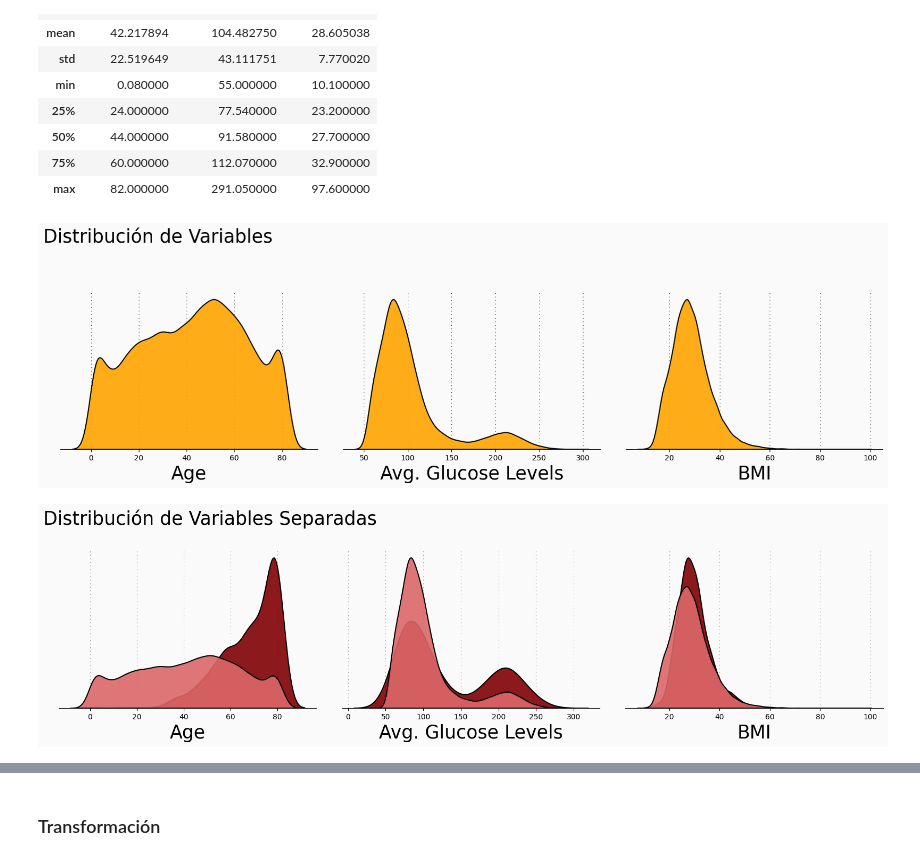
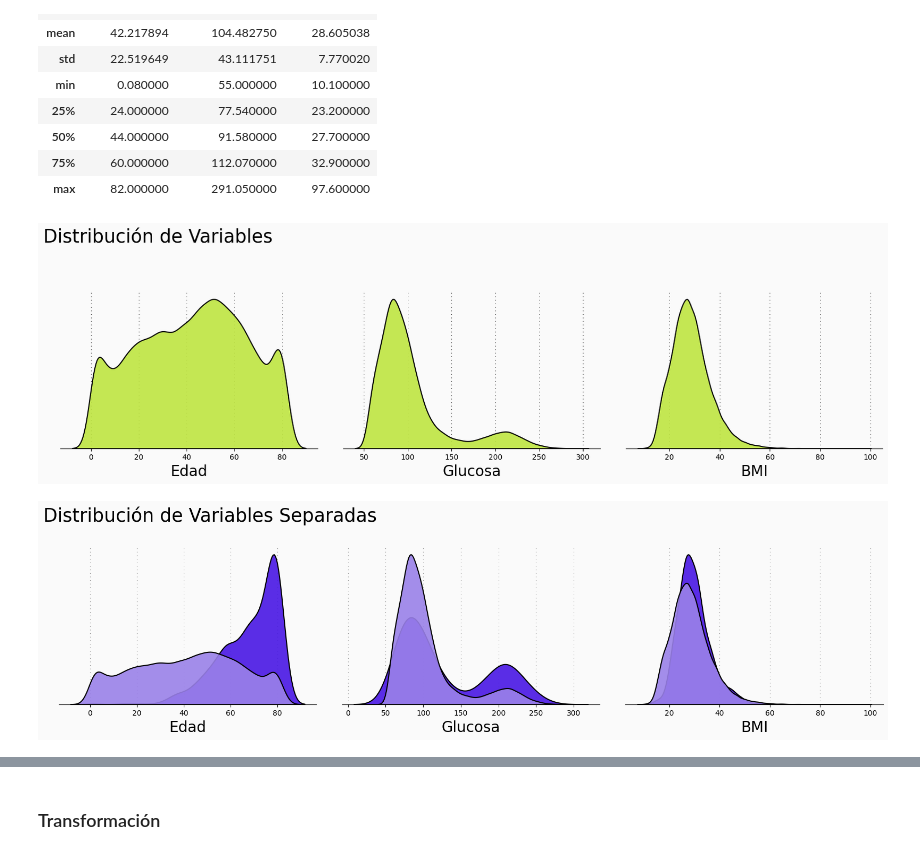
Before and after one commit to antoniocc12/Prediccion-ictus, a Jupyter notebook: notebooks/stroke.ipynb, the cells around one changed output, grey strips where cells are left out. Cells and saved outputs as stored; diff of their text form; code cells hidden in the pictures.

```diff
--- a/notebooks/stroke.ipynb
+++ b/notebooks/stroke.ipynb
@@ -107,37 +108,36 @@ df.drop(['hypertension', 'heart_disease', 'stroke'], axis=1).describe()
 # %%
 fig = plt.figure(figsize=(20, 20), facecolor='#fafafa')
 gs = fig.add_gridspec(4, 3)
 gs.update(wspace=0.1, hspace=0.4)
 conts = ['age','avg_glucose_level','bmi']
 background_color = "#fafafa"
 
 plot = 0
 for row in range(0, 1):
     for col in range(0, 3):
         locals()["ax"+str(plot)] = fig.add_subplot(gs[row, col])
         locals()["ax"+str(plot)].set_facecolor(background_color)
         locals()["ax"+str(plot)].tick_params(axis='y', left=False)
         locals()["ax"+str(plot)].get_yaxis().set_visible(False)
         for s in ["top","right","left"]:
             locals()["ax"+str(plot)].spines[s].set_visible(False)
         plot += 1
 
 plot = 0
 for variable in conts:
-        sns.kdeplot(df[variable] ,ax=locals()["ax"+str(plot)], color='orange', shade=True, linewidth=1.5, ec='black',alpha=0.9, zorder=3, legend=False)
+        sns.kdeplot(df[variable] ,ax=locals()["ax"+str(plot)], color='#bfe541', shade=True, linewidth=1.5, ec='black',alpha=0.9, zorder=3, legend=False)
         locals()["ax"+str(plot)].grid(which='major', axis='x', zorder=0, color='black', linestyle=':', dashes=(1,5))
         plot += 1
 
-ax0.set_xlabel('Age', fontsize=25)
-ax1.set_xlabel('Avg. Glucose Levels', fontsize=25)
-ax2.set_xlabel('BMI', fontsize=25)
-
+ax0.set_xlabel('Edad', fontsize=20)
+ax1.set_xlabel('Glucosa', fontsize=20)
+ax2.set_xlabel('BMI', fontsize=20)
 ax0.text(-20, 0.022, 'Distribución de Variables', fontsize=25)
 
 plt.show()
 # fig.savefig(os.path.join(os.path.dirname(os.path.dirname(os.path.abspath('file'))), 'utils', 'image', "var_ent.jpg"))
 # %% [output]
-[figure, old version]
+[figure, new version]
 # %%
 variables = [variable for variable in df.columns if variable not in ['id','stroke']]
 conts = ['age','avg_glucose_level','bmi']
@@ -164,18 +164,18 @@ s = df[df['stroke'] == 1]
 ns = df[df['stroke'] == 0]
 
 for feature in conts:
-        sns.kdeplot(s[feature], ax=locals()["ax"+str(plot)], color='#800002', shade=True, linewidth=1.5, ec='black',alpha=0.9, zorder=3, legend=False)
-        sns.kdeplot(ns[feature],ax=locals()["ax"+str(plot)], color='#db6769', shade=True, linewidth=1.5, ec='black',alpha=0.9, zorder=3, legend=False)
+        sns.kdeplot(s[feature], ax=locals()["ax"+str(plot)], color='#4817e4', shade=True, linewidth=1.5, ec='black',alpha=0.9, zorder=3, legend=False)
+        sns.kdeplot(ns[feature],ax=locals()["ax"+str(plot)], color='#9a81e9', shade=True, linewidth=1.5, ec='black',alpha=0.9, zorder=3, legend=False)
         locals()["ax"+str(plot)].grid(which='major', axis='x', zorder=0, color='gray', linestyle=':', dashes=(1,5))
         plot += 1
 
-ax0.set_xlabel('Age', fontsize=25)
-ax1.set_xlabel('Avg. Glucose Levels', fontsize=25)
-ax2.set_xlabel('BMI', fontsize=25)
+ax0.set_xlabel('Edad', fontsize=20)
+ax1.set_xlabel('Glucosa', fontsize=20)
+ax2.set_xlabel('BMI', fontsize=20)
 
 ax0.text(-20, 0.056, 'Distribución de Variables Separadas', fontsize=25)
 
 plt.show()
 # fig.savefig(os.path.join(os.path.dirname(os.path.dirname(os.path.abspath('file'))), 'utils', "image", "var_sep.jpg"))
 # %% [output]
-[figure, old version]
+[figure, new version]
```
Also changed, not shown: parts of 39 cells of this notebook, 3 other files.
